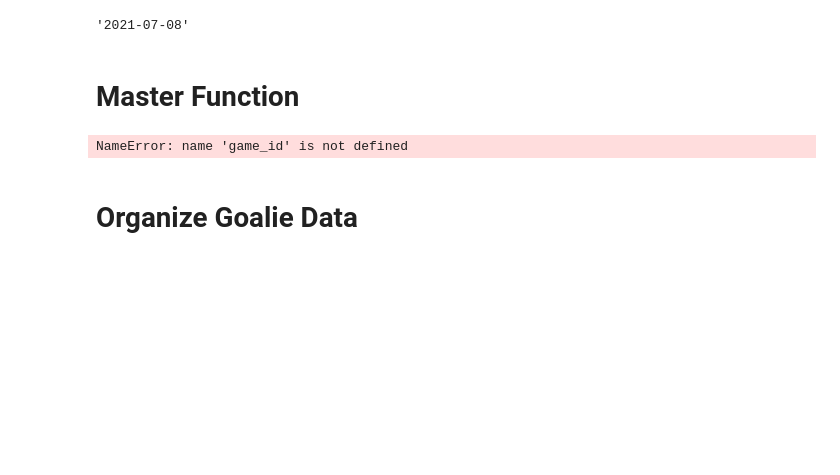
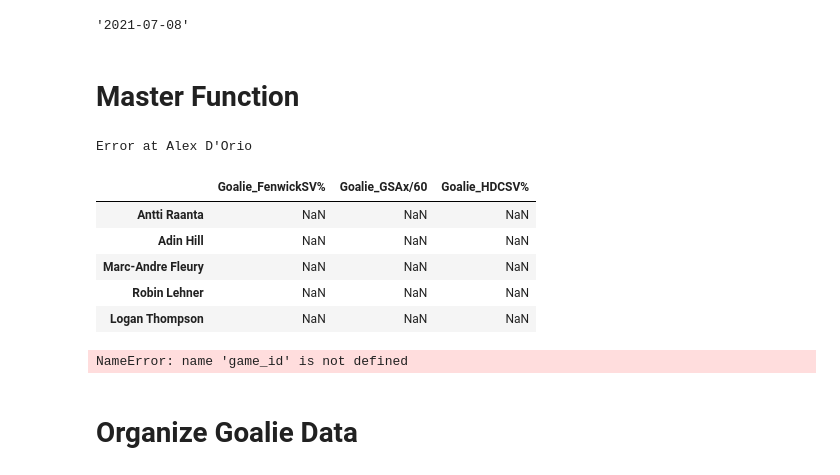
Before and after one commit to gschwaeb/NHL_Game_Prediction, a Jupyter notebook: WIP Predict Tonight's Game.ipynb, the cells around one changed output. Cells and saved outputs as stored; diff of their text form; code cells hidden in the pictures; blank space fills up the shorter version.

```diff
--- a/WIP Predict Tonight's Game.ipynb
+++ b/WIP Predict Tonight's Game.ipynb
@@ -52,3 +62,23 @@ def master_function():
+# %%
+agtd = active_goalie_and_team_dict()
+#these need to run whether or not there was a game yesterday
+#build goalie stats DF. Goalie names are the index. Stats pulled from goalie game log df
+current_goalie_stats_df = build_current_goalie_stats_df(agtd, goalie_game_log_no_shift)
+ #scrape list of starters
+starters = scrape_expected_starters()
+ #map starters name with team abbrevations
+# starting_goalie_map =starting_goalie_map(agtd)
+# %% [output]
+Error at Alex D'Orio
+# %%
+current_goalie_stats_df.tail()
+# %% [output]
+|  | Goalie_FenwickSV% | Goalie_GSAx/60 | Goalie_HDCSV% |
+| Antti Raanta | NaN | NaN | NaN |
+| Adin Hill | NaN | NaN | NaN |
+| Marc-Andre Fleury | NaN | NaN | NaN |
+| Robin Lehner | NaN | NaN | NaN |
+| Logan Thompson | NaN | NaN | NaN |
 # %%
 #game boxscore url
 url = 'https://statsapi.web.nhl.com/api/v1/game/{}/boxscore'.format(game_id)
```
Also changed, not shown: parts of 11 cells of this notebook.
